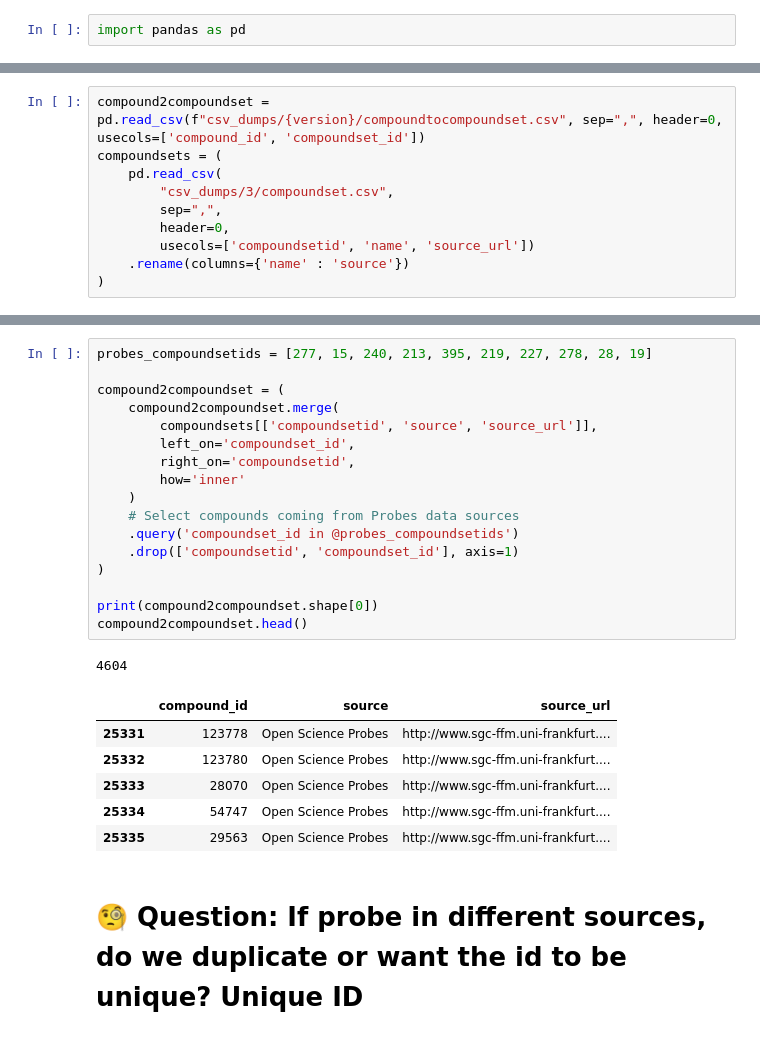
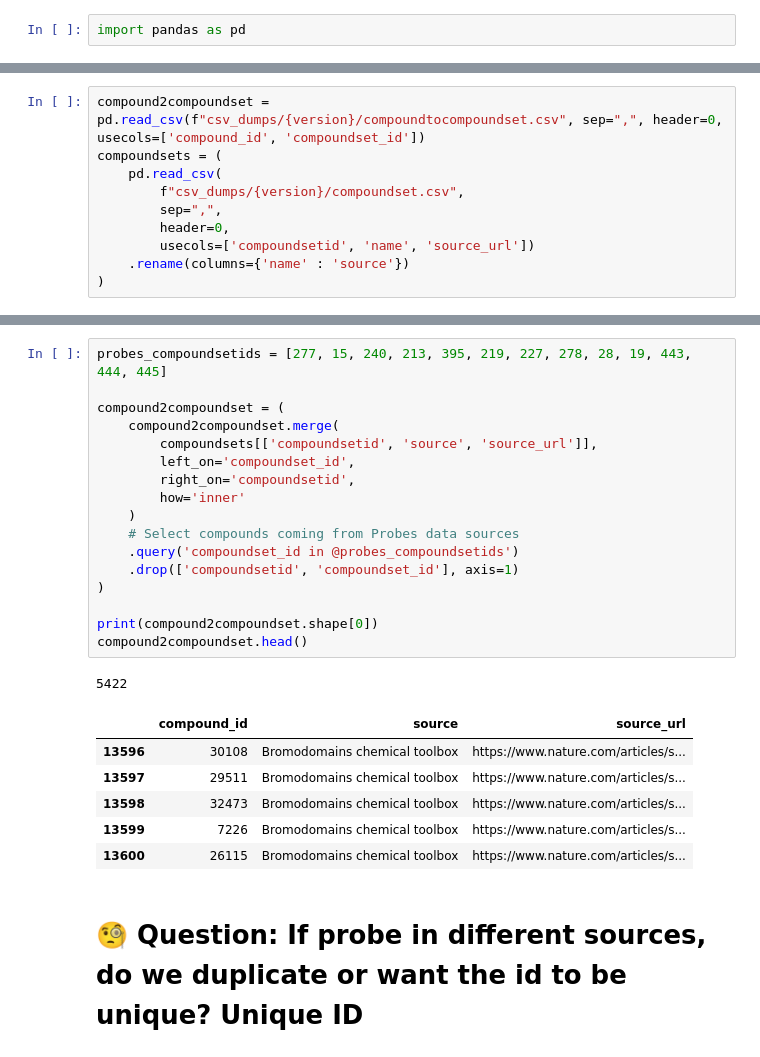
Before and after one commit to opentargets/evidence_datasource_parsers, a Jupyter notebook: exploration/chemicalProbes/chemical_probes.ipynb, the cells around one changed output, grey strips where cells are left out. Drawn from its saved outputs; the diff is of its cells as text.

Commit message:
Update probes to 01.2022

```diff
--- a/exploration/chemicalProbes/chemical_probes.ipynb
+++ b/exploration/chemicalProbes/chemical_probes.ipynb
@@ -24,7 +27,7 @@ Tool Compound Set, 19`
 compound2compoundset = pd.read_csv(f"csv_dumps/{version}/compoundtocompoundset.csv", sep=",", header=0, usecols=['compound_id', 'compoundset_id'])
 compoundsets = (
     pd.read_csv(
-        "csv_dumps/3/compoundset.csv",
+        f"csv_dumps/{version}/compoundset.csv",
         sep=",",
         header=0,
         usecols=['compoundsetid', 'name', 'source_url'])
@@ -33,28 +43,28 @@ compoundsets = (
 # %%
-probes_compoundsetids = [277, 15, 240, 213, 395, 219, 227, 278, 28, 19]
+probes_compoundsetids = [277, 15, 240, 213, 395, 219, 227, 278, 28, 19, 443, 444, 445]
 
 compound2compoundset = (
     compound2compoundset.merge(
         compoundsets[['compoundsetid', 'source', 'source_url']],
         left_on='compoundset_id',
         right_on='compoundsetid',
         how='inner'
     )
     # Select compounds coming from Probes data sources
     .query('compoundset_id in @probes_compoundsetids')
     .drop(['compoundsetid', 'compoundset_id'], axis=1)
 )
 
 print(compound2compoundset.shape[0])
 compound2compoundset.head()
 # %% [output]
-4604
+5422
 |  | compound_id | source | source_url |
-| 25331 | 123778 | Open Science Probes | http://www.sgc-ffm.uni-frankfurt.... |
-| 25332 | 123780 | Open Science Probes | http://www.sgc-ffm.uni-frankfurt.... |
-| 25333 | 28070 | Open Science Probes | http://www.sgc-ffm.uni-frankfurt.... |
-| 25334 | 54747 | Open Science Probes | http://www.sgc-ffm.uni-frankfurt.... |
-| 25335 | 29563 | Open Science Probes | http://www.sgc-ffm.uni-frankfurt.... |
+| 13596 | 30108 | Bromodomains chemical toolbox | https://www.nature.com/articles/s... |
+| 13597 | 29511 | Bromodomains chemical toolbox | https://www.nature.com/articles/s... |
+| 13598 | 32473 | Bromodomains chemical toolbox | https://www.nature.com/articles/s... |
+| 13599 | 7226 | Bromodomains chemical toolbox | https://www.nature.com/articles/s... |
+| 13600 | 26115 | Bromodomains chemical toolbox | https://www.nature.com/articles/s... |
 # %% [markdown]
 # 🧐 Question: If probe in different sources, do we duplicate or want the id to be unique? Unique ID
 # %% [markdown]
```
Also changed, not shown: parts of 30 cells of this notebook, 1 other file.
